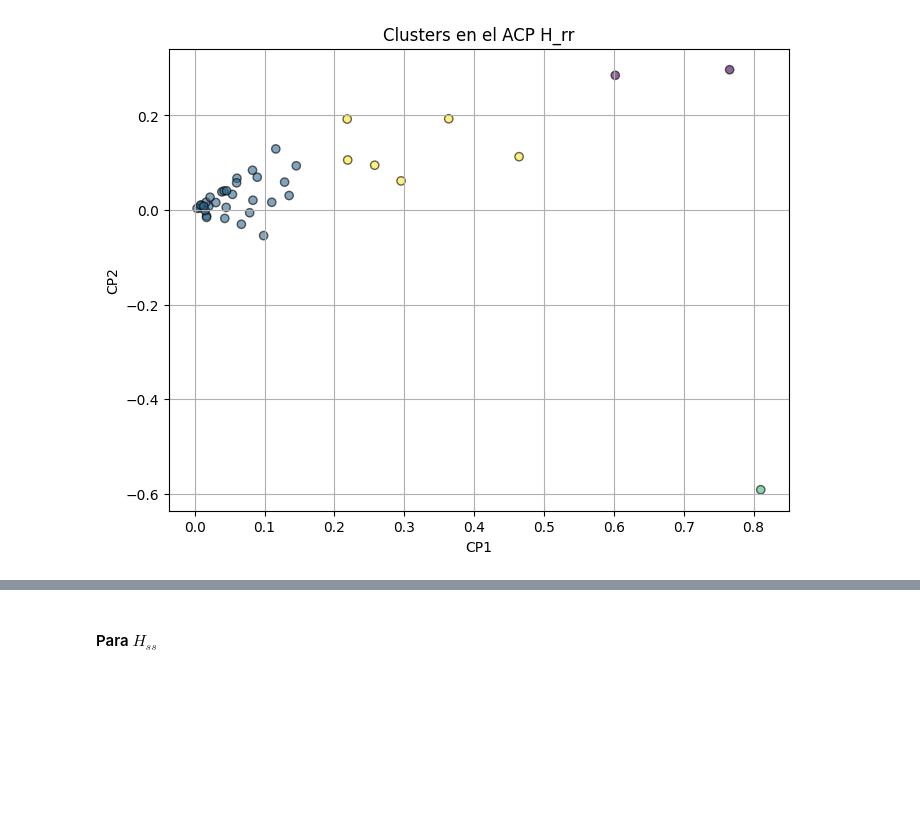
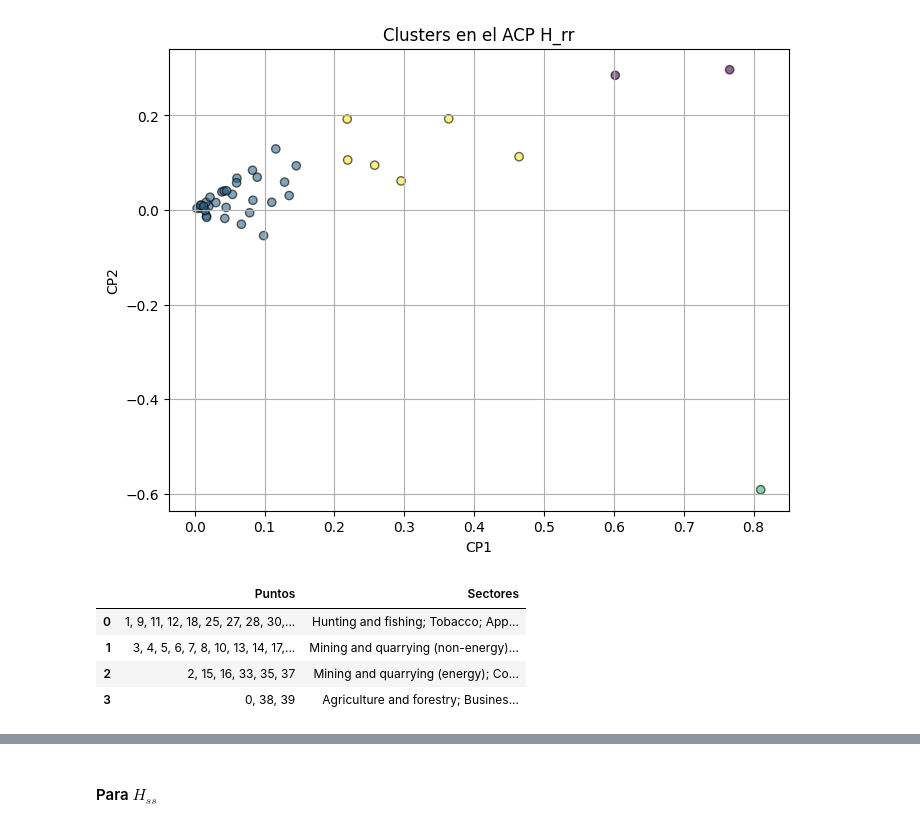
Before and after one commit to Gabrielnm7/ALC-FCEN_UBA, a Jupyter notebook: TP2/grupo_abeliano_TP2.ipynb, the cells around one changed output, grey strips where cells are left out. Drawn from its saved outputs; the diff is of its cells as text; code cells hidden in the pictures; blank space fills up the shorter version.

```diff
--- a/TP2/grupo_abeliano_TP2.ipynb
+++ b/TP2/grupo_abeliano_TP2.ipynb
@@ -803,6 +743,8 @@ plt.show()
 # %% [markdown]
 Primero creamos la matriz de proyeccion $V$:
 # %%
+v1 = avec_C
+v2 = avec_C_prima
 V = np.column_stack((v1, v2))
 # %% [markdown]
 Ahora proyectamos las filas de $A_{rr}$ en el espacio de los dos autovectores dados:
@@ -1041,3 +984,49 @@ plt.grid(True)
 plt.show()
 # %% [output]
 [figure]
+# %%
+sectores = LAT_IOT_2011.Sector[:40]
+
+clusters ={
+    "Cluster 0": [],
+    "Cluster 1": [],
+    "Cluster 2": [],
+    "Cluster 3": [],
+}
+
+# Agregamos los índices a su cluster correspondiente para identificarlos mejor:
+for i in range(H_rr_projectada.shape[0]):
+    x, y = H_rr_projectada[i, 0], H_rr_projectada[i, 1]
+
+    if -0.1 <= x <= 0.03 and -0.1 <= y <= 0.3: # Agregamos los sectores del cluster 0
+        clusters["Cluster 0"].append(i)
+
+    if 0.03 <= x <= 0.2 and -0.1 <= y <= 0.2: # Agregamos los sectores del cluster 1
+        clusters["Cluster 1"].append(i)
+
+    if 0.2 <= x <= 0.5 and -0.1 <= y <= 0.3: # Agregamos los sectores del cluster 2
+        clusters["Cluster 2"].append(i)
+
+    if 0.5 <= x <= 0.9 and -0.6 <= y <= 0.3: # Agregamos los sectores del cluster 3
+        clusters["Cluster 3"].append(i)
+# %%
+puntos_column2 = []
+sectores_column2 = []
+
+for cluster_name, indices in clusters.items():
+    puntos_column2.append(", ".join(map(str, indices)))
+    sectores_column2.append("; ".join([sectores[idx] for idx in indices]))
+
+df_cluster_summary = pd.DataFrame({
+    "Puntos": puntos_column2,
+    "Sectores": sectores_column2
+})
+
+pd.set_option('display.max_colwidth', None)
+df_cluster_summary
+# %% [output]
+|  | Puntos | Sectores |
+| 0 | 1, 9, 11, 12, 18, 25, 27, 28, 30,... | Hunting and fishing; Tobacco; App... |
+| 1 | 3, 4, 5, 6, 7, 8, 10, 13, 14, 17,... | Mining and quarrying (non-energy)... |
+| 2 | 2, 15, 16, 33, 35, 37 | Mining and quarrying (energy); Co... |
+| 3 | 0, 38, 39 | Agriculture and forestry; Busines... |
```
Also changed, not shown: parts of 16 cells of this notebook, 1 other file.
